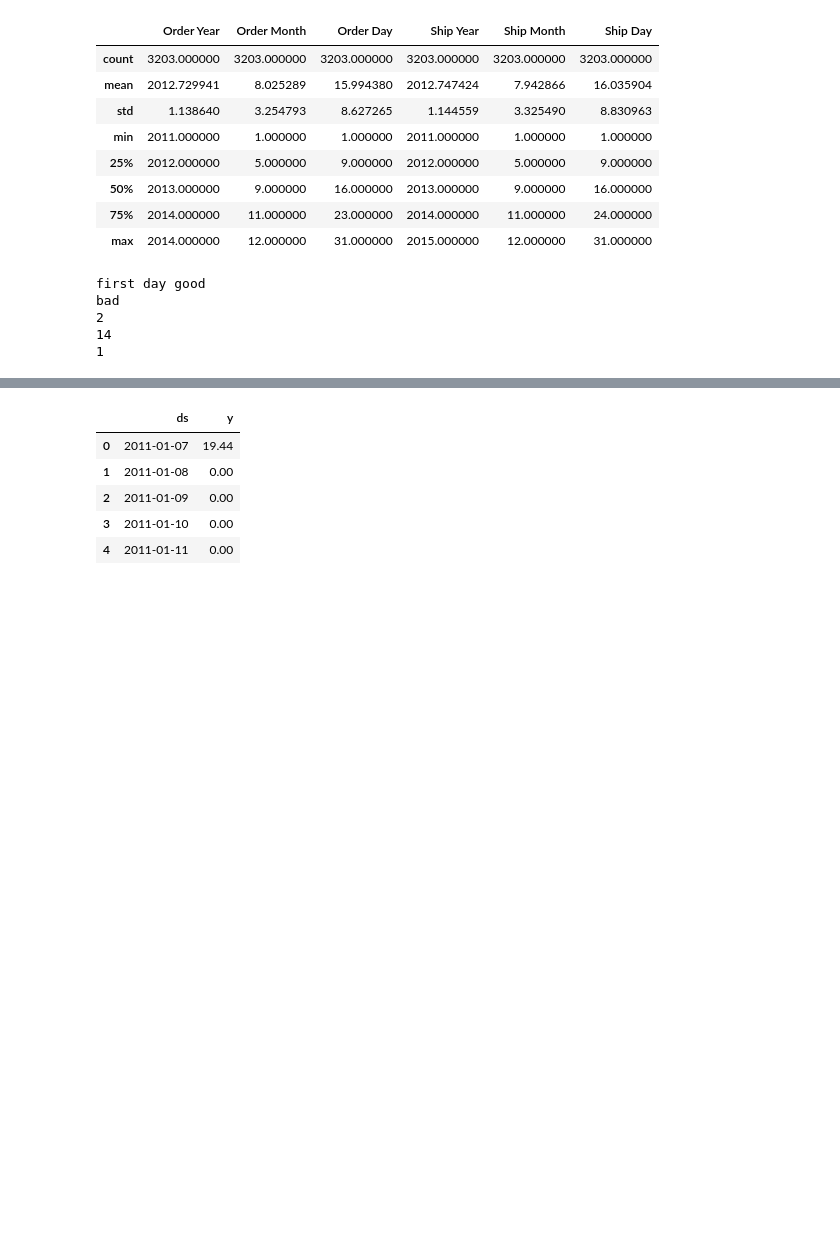
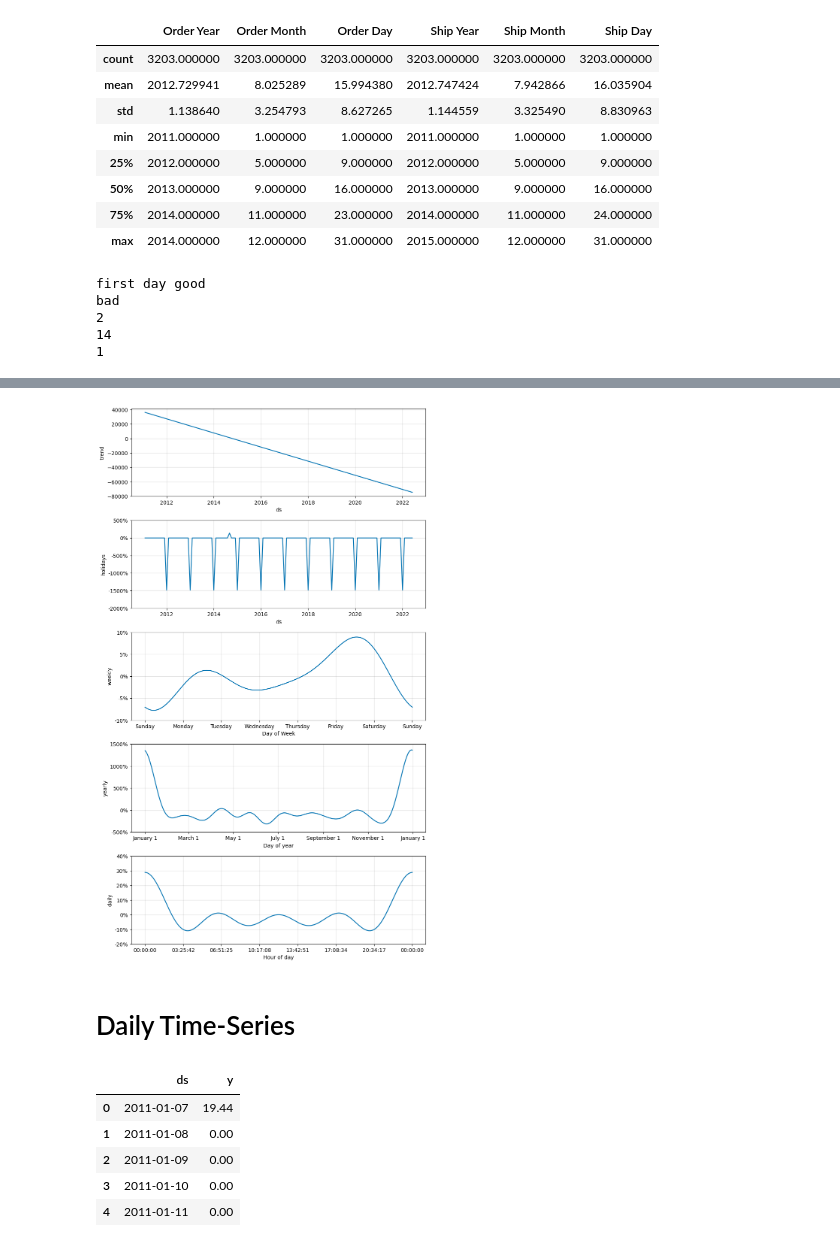
Before and after one commit to sjensen39/CS133_GP1, a Jupyter notebook: project_class_notebooks/ML_data_prediction.ipynb, the cells around one changed output, grey strips where cells are left out. Saved outputs shown, nothing was run; the diff lists cells and outputs as text; code cells hidden in the pictures; blank space fills up the shorter version.

```diff
--- a/project_class_notebooks/ML_data_prediction.ipynb
+++ b/project_class_notebooks/ML_data_prediction.ipynb
@@ -142,3 +207,11 @@ bad
+# %%
+# 8. Plot the seasonal trends breakdown (Trend, Holidays, Weekly, Yearly)
+fig2 = model.plot_components(forecast)
+plt.show()
+# %% [output]
+[figure, added]
+# %% [markdown]
+# Daily Time-Series
 # %%
 from prophet import Prophet
 
```
Also changed, not shown: parts of 5 cells of this notebook.
